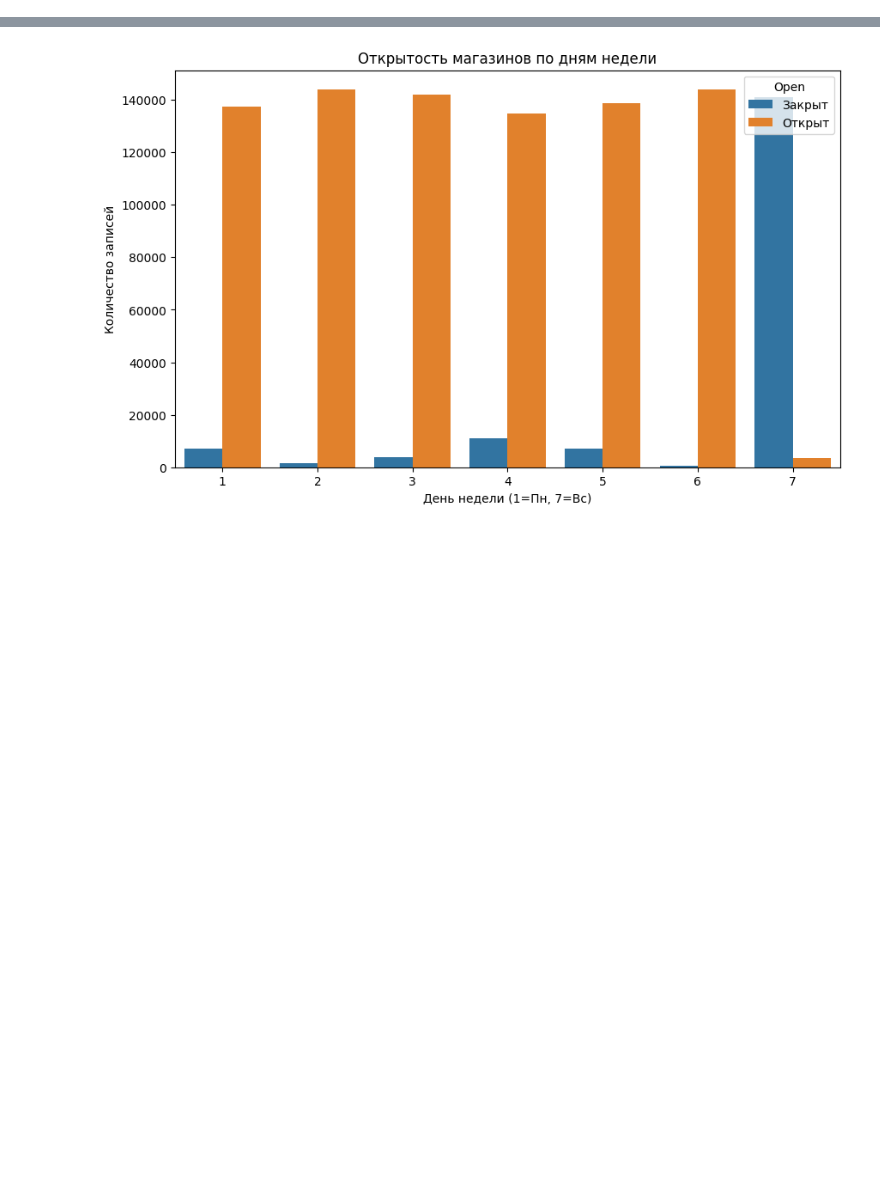
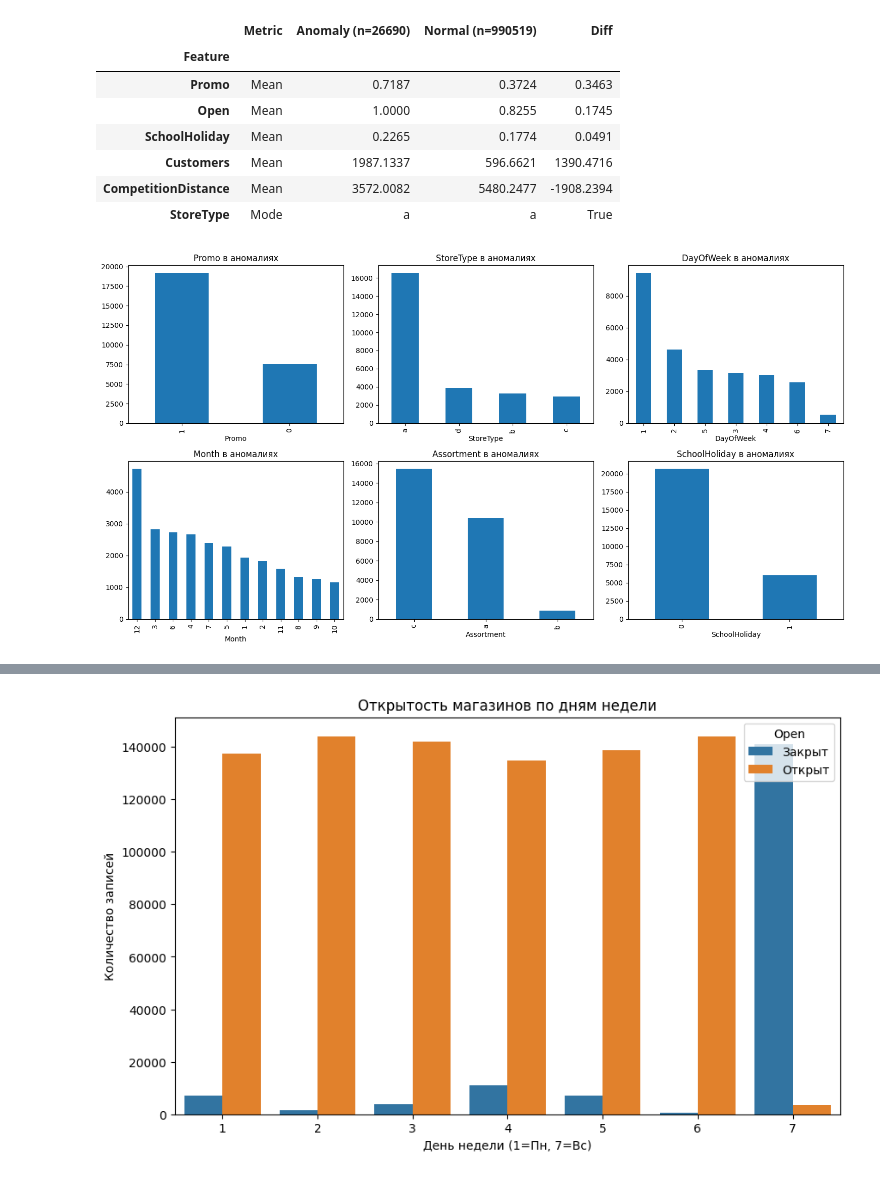
Before and after one commit to WpythonW/AutoML-rossmann, a Jupyter notebook: eda.ipynb, the cells around one changed output, grey strips where cells are left out. Cells and saved outputs as stored; diff of their text form; code cells hidden in the pictures; blank space fills up the shorter version.

```diff
--- a/eda.ipynb
+++ b/eda.ipynb
@@ -183,0 +120,57 @@ dtype: int64
+# %%
+outliers = train_merged[train_merged['Sales'] > 14050]
+normal = train_merged[train_merged['Sales'] <= 14050]
+
+def compare_segments(df, mask, mask_name='Anomaly', rest_name='Normal', features=None):
+    """
+    Сравнивает средние (для чисел) или моду (для категорий) в двух сегментах.
+    """
+    if features is None:
+        features = df.columns
+
+    res = []
+
+    segment_1 = df[mask]
+    segment_2 = df[~mask]
+
+    for col in features:
+        if pd.api.types.is_numeric_dtype(df[col]):
+            val1 = segment_1[col].mean()
+            val2 = segment_2[col].mean()
+            metric = 'Mean'
+        else:
+            val1 = segment_1[col].mode()[0]
+            val2 = segment_2[col].mode()[0]
+            metric = 'Mode'
+
+        res.append({
+            'Feature': col,
+            'Metric': metric,
+            f'{mask_name} (n={len(segment_1)})': val1,
+            f'{rest_name} (n={len(segment_2)})': val2,
+            'Diff': val1 - val2 if metric == 'Mean' else (val1 == val2)
+        })
+
+    return pd.DataFrame(res).set_index('Feature')
+
+mask_outliers = train_merged['Sales'] > 14050
+features_to_check = ['Promo', 'Open', 'SchoolHoliday', 'Customers', 'CompetitionDistance', 'StoreType']
+comparison_df = compare_segments(train_merged, mask_outliers, features=features_to_check)
+display(comparison_df)
+
+# Визуализация
+fig, axes = plt.subplots(2, 3, figsize=(15, 8))
+for idx, col in enumerate(['Promo', 'StoreType', 'DayOfWeek', 'Month', 'Assortment', 'SchoolHoliday']):
+    outliers[col].value_counts().plot(kind='bar', ax=axes[idx//3, idx%3], title=f'{col} в аномалиях')
+plt.tight_layout()
+plt.show()
+# %% [output]
+|  | Metric | Anomaly (n=26690) | Normal (n=990519) | Diff |
+| Feature |  |  |  |  |
+| Promo | Mean | 0.7187 | 0.3724 | 0.3463 |
+| Open | Mean | 1.0000 | 0.8255 | 0.1745 |
+| SchoolHoliday | Mean | 0.2265 | 0.1774 | 0.0491 |
+| Customers | Mean | 1987.1337 | 596.6621 | 1390.4716 |
+| CompetitionDistance | Mean | 3572.0082 | 5480.2477 | -1908.2394 |
+| StoreType | Mode | a | a | True |
+[figure, added]
```
Also changed, not shown: parts of 68 cells of this notebook, 2 other files.
